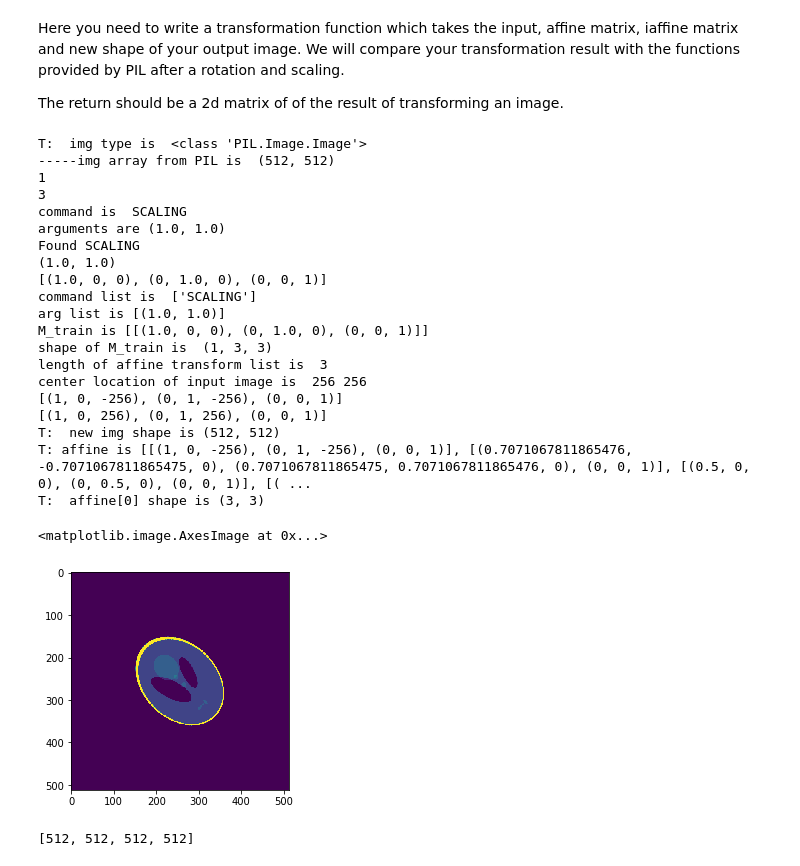
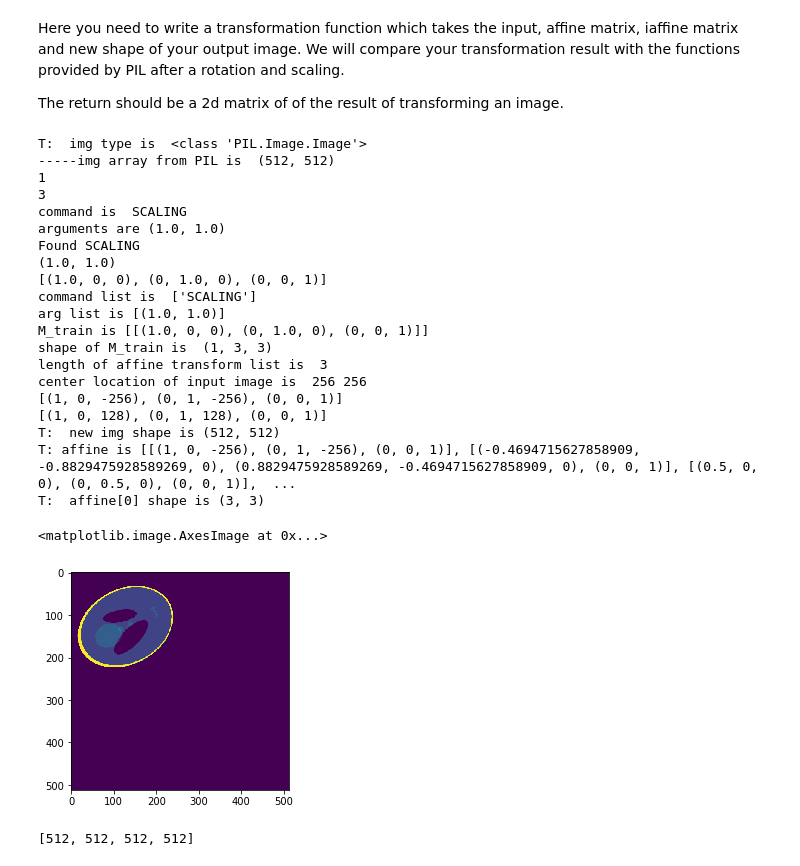
Before and after one commit to einsteinxx/CS168_2019_RENAL_LESION_DETECTION, a Jupyter notebook: Homework2/CS168_Spring2019_Keane_Gonzalez_Homework2_Part2.ipynb, the cells around one changed output. Saved outputs shown, nothing was run; the diff lists cells and outputs as text; code cells hidden in the pictures.

Commit message:
transforms come out, getting the reduced map size is a problem

```diff
--- a/Homework2/CS168_Spring2019_Keane_Gonzalez_Homework2_Part2.ipynb
+++ b/Homework2/CS168_Spring2019_Keane_Gonzalez_Homework2_Part2.ipynb
@@ -231,7 +231,7 @@ def get_affine_matrix(op_list):
 
 shift_val = 256.0
 
-output_train = get_affine_matrix([('rotate',45.0), #118.0),
+output_train = get_affine_matrix([('rotate',118.0), #118.0),
                                   ('scaling',0.5,0.5),
                                   ('shift',0,0)])
 print('Affine output shape is',np.shape(output_train))
@@ -274,7 +274,7 @@ def transform(img, affine_input, iaffine, new_shape):
     print('length of affine transform list is ',len(affine))
 
     img = np.array(img)
-    #output_img = np.zeros((new_shape[0] +50,new_shape[1] +50))
+    #output_img = np.zeros((new_shape))
     width,height = img.shape     #original image dimensions
     output_img = np.zeros((height, width))
 
@@ -286,7 +286,11 @@ def transform(img, affine_input, iaffine, new_shape):
     print('center location of input image is ', xc,yc)
     move_origin_t=shift(-yc,-xc)
     affine.insert(0,move_origin_t) # put initial origin move at front of list of transforms
-    affine.append(shift(yc,xc))
+    #the last step should be to move the origin back to the starting point. If the requested
+    #image size has changed, make sure we don't go past that boundary. Move to half the new size
+    last_yc = int(np.floor(new_shape[0]/2))
+    last_xc = int(np.floor(new_shape[1]/2))
+    affine.append(shift(last_yc,last_xc))
     #Before doing any transforms, we must make the center of the image the origin.
 
 
@@ -332,36 +336,36 @@ new_img=transform(n_img,
                   output_train[0], #series of transforms given earlier
                   get_affine_matrix([('scaling',1.0,1.0)])[0],
                   [256,256])
 
                   #get_affine_matrix([('scaling',1.2,5)])[0],
                   #get_affine_matrix([('scaling',1.2,5)])[1],
                   #[512,512])
 
 plt.figure()
 plt.imshow(new_img)
 # %% [output]
 T:  img type is  <class 'PIL.Image.Image'>
 -----img array from PIL is  (512, 512)
 1
 3
 command is  SCALING
 arguments are (1.0, 1.0)
 Found SCALING
 (1.0, 1.0)
 [(1.0, 0, 0), (0, 1.0, 0), (0, 0, 1)]
 command list is  ['SCALING']
 arg list is [(1.0, 1.0)]
 M_train is [[(1.0, 0, 0), (0, 1.0, 0), (0, 0, 1)]]
 shape of M_train is  (1, 3, 3)
 length of affine transform list is  3
 center location of input image is  256 256
 [(1, 0, -256), (0, 1, -256), (0, 0, 1)]
-[(1, 0, 256), (0, 1, 256), (0, 0, 1)]
+[(1, 0, 128), (0, 1, 128), (0, 0, 1)]
 T:  new img shape is (512, 512)
-T: affine is [[(1, 0, -256), (0, 1, -256), (0, 0, 1)], [(0.7071067811865476, -0.7071067811865475, 0), (0.7071067811865475, 0.7071067811865476, 0), (0, 0, 1)], [(0.5, 0, 0), (0, 0.5, 0), (0, 0, 1)], [( ...
+T: affine is [[(1, 0, -256), (0, 1, -256), (0, 0, 1)], [(-0.4694715627858909, -0.8829475928589269, 0), (0.8829475928589269, -0.4694715627858909, 0), (0, 0, 1)], [(0.5, 0, 0), (0, 0.5, 0), (0, 0, 1)],  ...
 T:  affine[0] shape is (3, 3)
 <matplotlib.image.AxesImage at 0x...>
-[figure, old version]
+[figure, new version]
 # %%
 a = [512,512]
 a* 2
```
Also changed, not shown: parts of 1 cell of this notebook.
